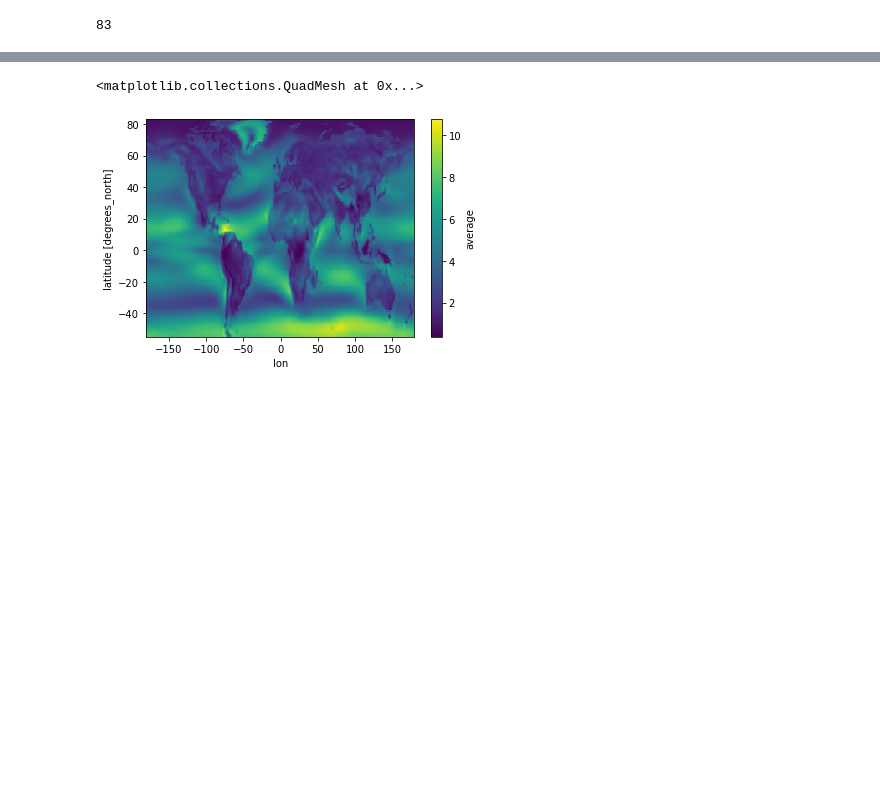
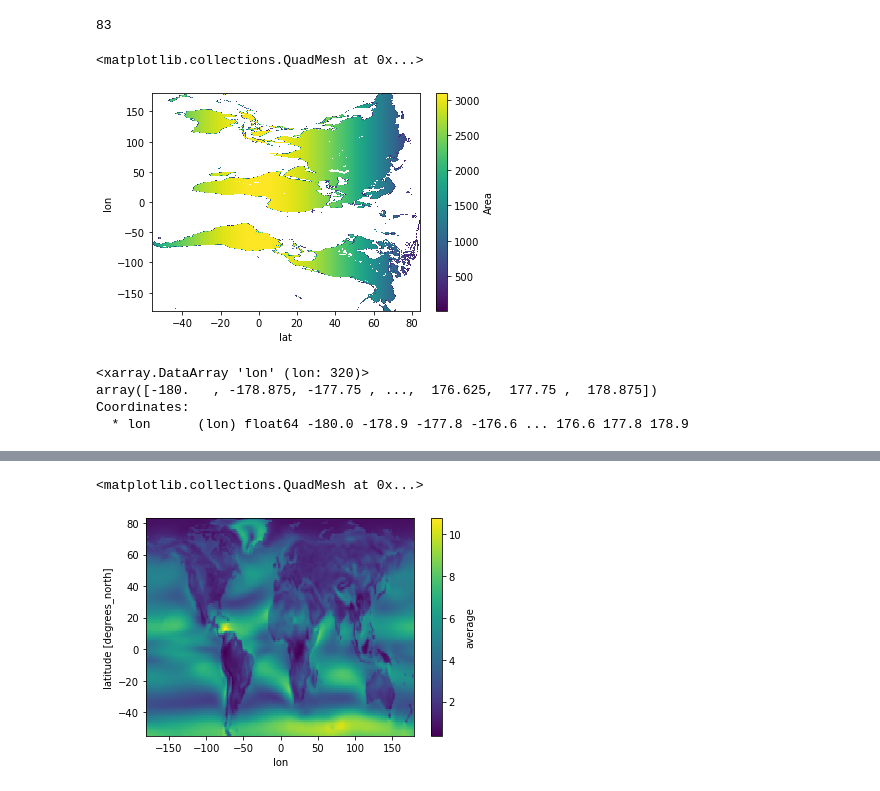
Before and after one commit to UCDglobalchange/TEM_CMIP_Preprocessing_Files, a Jupyter notebook: CMIP6/Preprocess_CMIP6_TEM.ipynb, the cells around one changed output, grey strips where cells are left out. Drawn from its saved outputs; the diff is of its cells as text; code cells hidden in the pictures; blank space fills up the shorter version.

```diff
--- a/CMIP6/Preprocess_CMIP6_TEM.ipynb
+++ b/CMIP6/Preprocess_CMIP6_TEM.ipynb
@@ -372,3 +590,15 @@ int(ds_TEM.lat.min())
 int(ds_TEM.lat.max())
 # %% [output]
 83
+# %%
+TEM_xr['Area'].plot()
+# %% [output]
+<matplotlib.collections.QuadMesh at 0x...>
+[figure, added]
+# %%
+final['lon']
+# %% [output]
+<xarray.DataArray 'lon' (lon: 320)>
+array([-180.   , -178.875, -177.75 , ...,  176.625,  177.75 ,  178.875])
+Coordinates:
+  * lon      (lon) float64 -180.0 -178.9 -177.8 -176.6 ... 176.6 177.8 178.9
```
Also changed, not shown: parts of 63 cells of this notebook, 2 other files.
